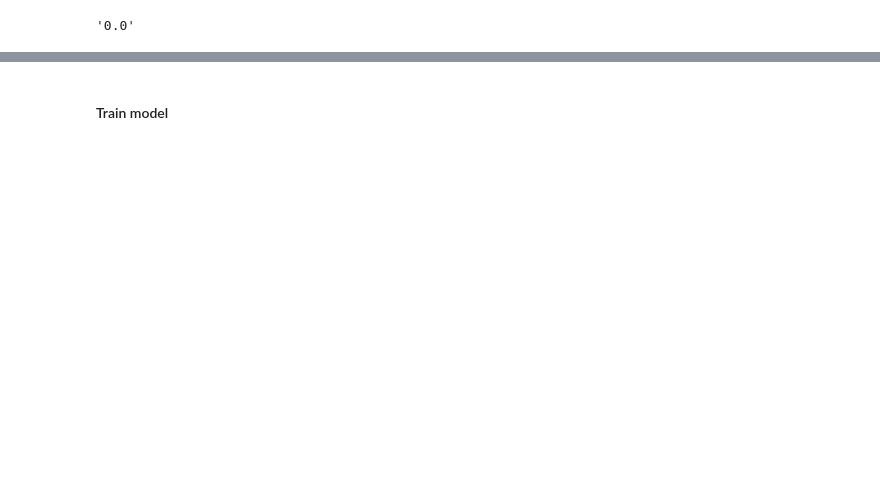
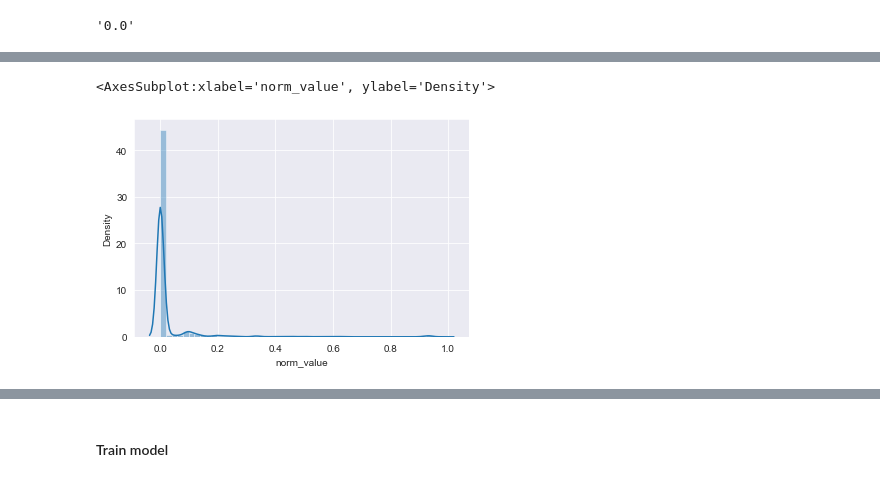
Before and after one commit to Negative-Carbon-Reforestation-Project/deep-learning-on-ray, a Jupyter notebook: notebooks/reforestation_training.ipynb, the cells around one changed output, grey strips where cells are left out. Cells and saved outputs as stored; diff of their text form; code cells hidden in the pictures; blank space fills up the shorter version.

```diff
--- a/notebooks/reforestation_training.ipynb
+++ b/notebooks/reforestation_training.ipynb
@@ -110 +112,6 @@ norm_value                                              0.0
 Name: 13290, dtype: object
+# %%
+sns.distplot(image_df['norm_value'])
+# %% [output]
+<AxesSubplot:xlabel='norm_value', ylabel='Density'>
+[figure, added]
```
Also changed, not shown: parts of 21 cells of this notebook.
